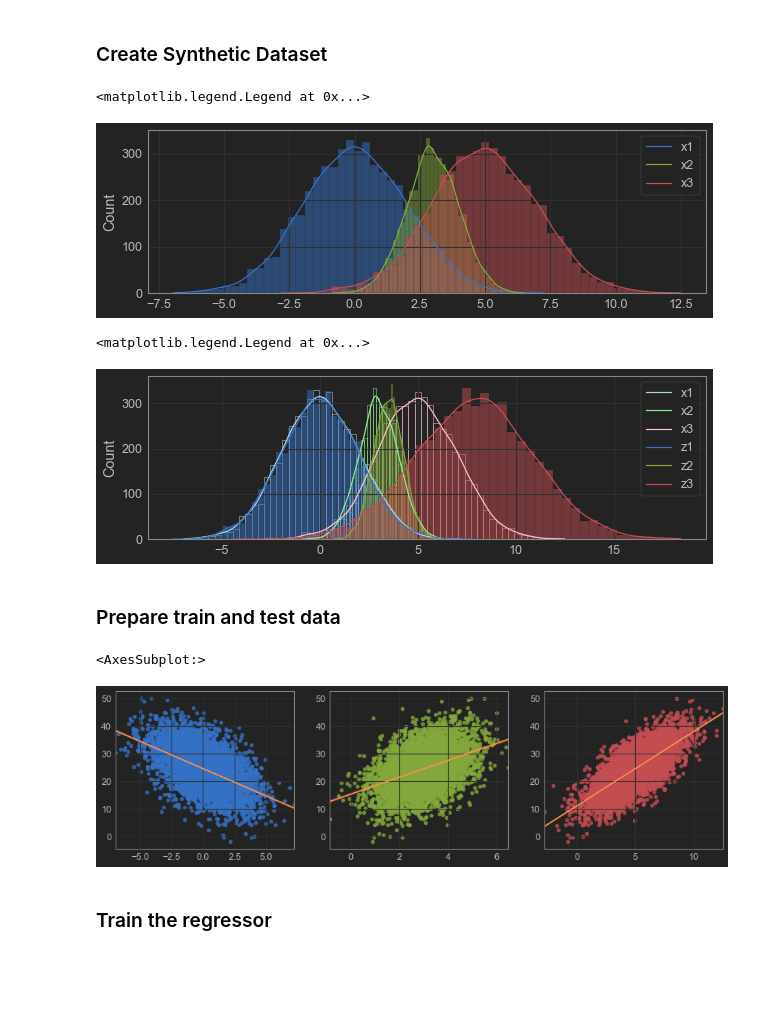
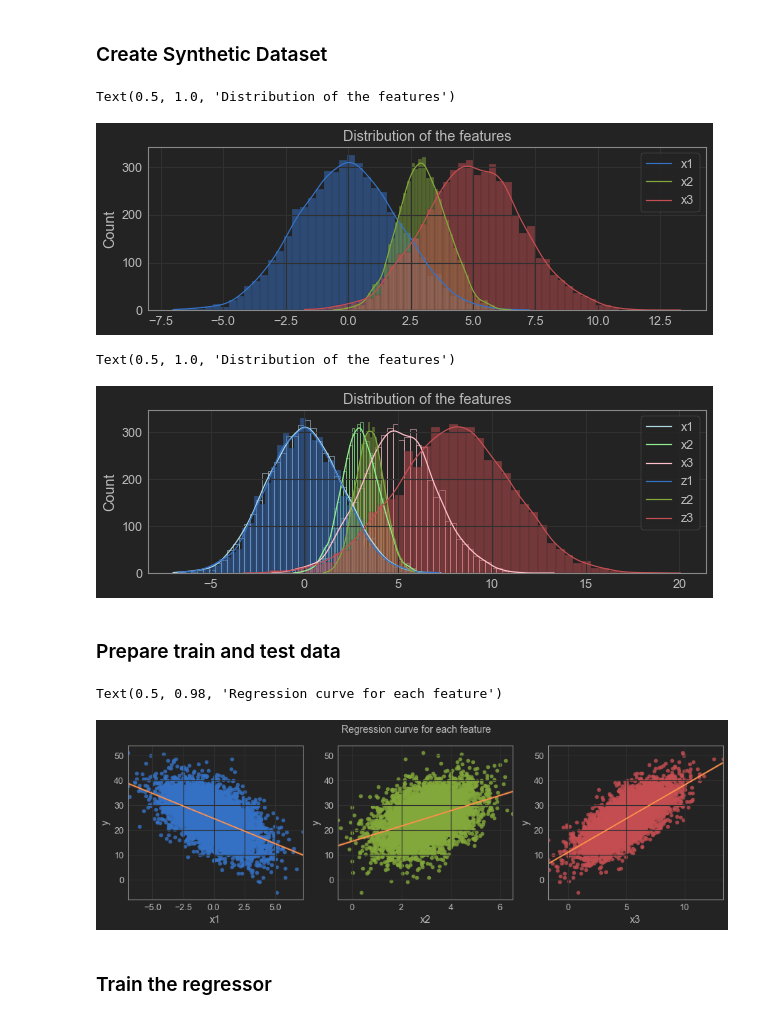
Before and after one commit to vinyluis/Articles, a Jupyter notebook: Model Stability/PSI breakdown.ipynb, the cells around one changed output. Drawn from its saved outputs; the diff is of its cells as text; code cells hidden in the pictures; blank space fills up the shorter version.

Commit message:
Image and readme updates
Updated images and readmes for Model Stability and Target Encoder articles

```diff
--- a/Model Stability/PSI breakdown.ipynb
+++ b/Model Stability/PSI breakdown.ipynb
@@ -74,13 +74,14 @@ x3 = np.random.normal(loc = 5, scale = 2, size = size)
 # %%
 # Visualize them
 plt.figure(figsize = (10,3))
 sns.histplot(x1, kde = True, color = 'b')
 sns.histplot(x2, kde = True, color = 'g')
 sns.histplot(x3, kde = True, color = 'r')
 plt.legend(["x1", "x2", "x3"])
+plt.title("Distribution of the features")
 # %% [output]
-<matplotlib.legend.Legend at 0x...>
+Text(0.5, 1.0, 'Distribution of the features')
-[figure, old version]
+[figure, new version]
 # %%
 # Create random samples
 z1 = np.random.normal(loc = 0, scale = 2, size = size)  # The same as x1
@@ -96,25 +97,33 @@ sns.histplot(z1, kde = True, color = 'b')
 sns.histplot(z2, kde = True, color = 'g')
 sns.histplot(z3, kde = True, color = 'r')
 plt.legend(["x1", "x2", "x3", "z1", "z2", "z3"])
+plt.title("Distribution of the features")
 # %% [output]
-<matplotlib.legend.Legend at 0x...>
+Text(0.5, 1.0, 'Distribution of the features')
-[figure, old version]
+[figure, new version]
 # %% [markdown]
 ### Prepare train and test data
 # %%
 # yes, a2 = pi, a3 = e and b = phi
 y = [-2*x1 + 3.1415*x2 + 2.7183*x3 + 1.6180 for (x1, x2, x3) in zip(x1,x2,x3)]
 # %%
-plt.figure(figsize = (15,4))
+fig = plt.figure(figsize = (15,4))
 ax1 = plt.subplot(1, 3, 1)
 ax2 = plt.subplot(1, 3, 2)
 ax3 = plt.subplot(1, 3, 3)
 sns.regplot(x = x1, y = y, ax = ax1, scatter_kws={"color": "b"}, line_kws={"color": "y"})
 sns.regplot(x = x2, y = y, ax = ax2, scatter_kws={"color": "g"}, line_kws={"color": "y"})
 sns.regplot(x = x3, y = y, ax = ax3, scatter_kws={"color": "r"}, line_kws={"color": "y"})
+ax1.set_ylabel("y")
+ax2.set_ylabel("y")
+ax3.set_ylabel("y")
+ax1.set_xlabel("x1")
+ax2.set_xlabel("x2")
+ax3.set_xlabel("x3")
+fig.suptitle("Regression curve for each feature", fontsize = 14)
 # %% [output]
-<AxesSubplot:>
+Text(0.5, 0.98, 'Regression curve for each feature')
-[figure, old version]
+[figure, new version]
 # %%
 df = pd.DataFrame({'x1': x1, 'x2': x2, 'x3': x3, 'y' : y})
 X = df.drop(columns = 'y')
```
Also changed, not shown: parts of 25 cells of this notebook, 13 other files.
